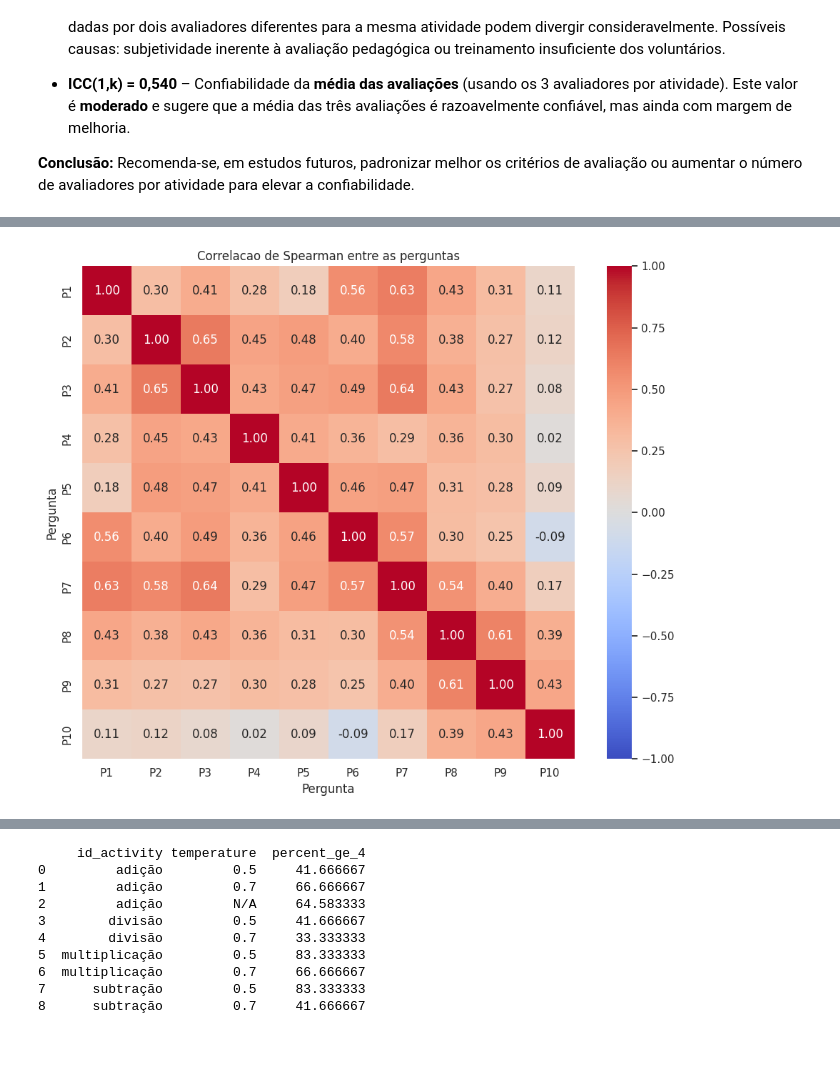
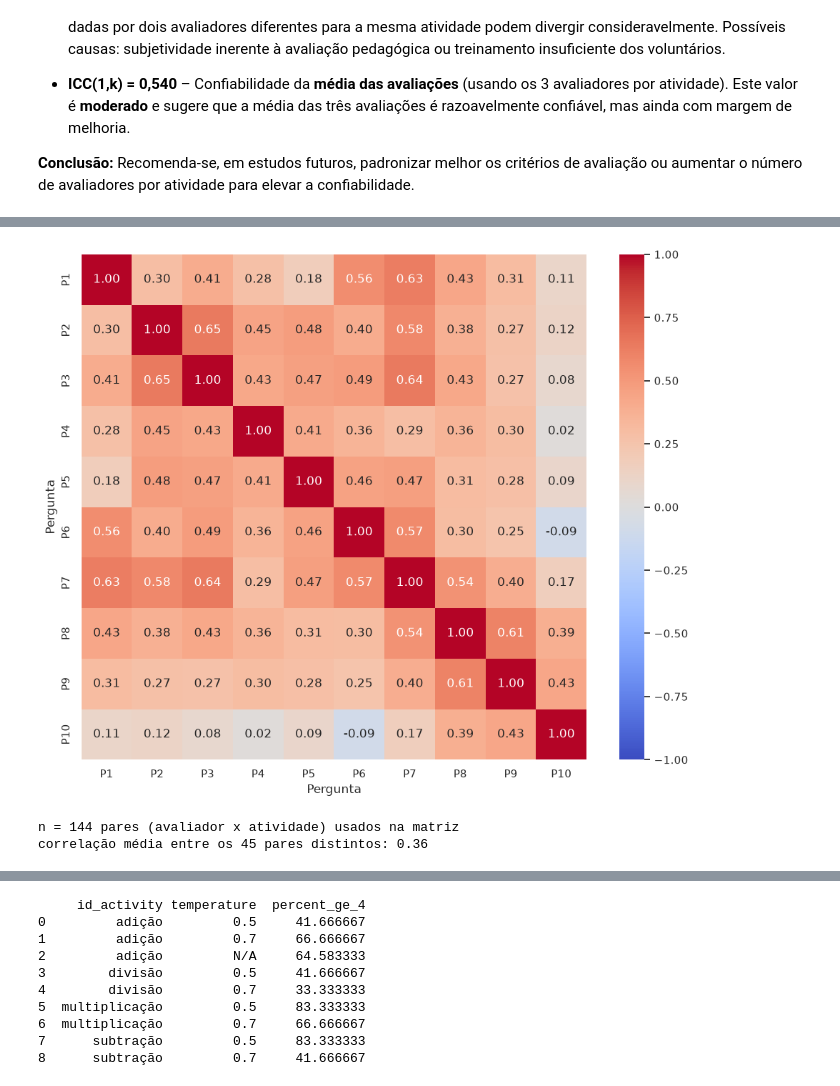
Before and after one commit to 0matheu/automatic-worksheets-generation, a Jupyter notebook: experimento4-voluntarios/evaluation_statistics.ipynb, the cells around one changed output, grey strips where cells are left out. Saved outputs shown, nothing was run; the diff lists cells and outputs as text; code cells hidden in the pictures; blank space fills up the shorter version.

```diff
--- a/experimento4-voluntarios/evaluation_statistics.ipynb
+++ b/experimento4-voluntarios/evaluation_statistics.ipynb
@@ -332,31 +283,0 @@ O teste de Mann-Whitney compara as notas atribuídas às atividades do Livro ver
-# %%
-# =========================
-# Kruskal-Wallis
-# Comparação entre operações
-# =========================
-
-kw_results = []
-
-for q in [f'P{i}' for i in range(1, 11)]:
-
-    groups = []
-
-    for op in ['adição', 'subtração', 'multiplicação', 'divisão']:
-        vals = final_df[
-            (final_df['id_activity'] == op) &
-            (final_df['model'] != 'N/A') &
-            (final_df['index_question'] == q)
-        ]['answer']
-
-        groups.append(vals)
-
-    stat, p = stats.kruskal(*groups)
-
-    kw_results.append({
-        'question': q,
-        'kruskal_stat': stat,
-        'p_value': p
-    })
-
-kw_results = pd.DataFrame(kw_results)
-print(kw_results)
@@ -444,38 +668,49 @@ A temperatura controla a aleatoriedade/ criatividade das respostas geradas. Fora
 # %%
 # =========================
-# Correlacao entre perguntas
+# Correlação entre perguntas
 # Spearman
 # =========================
 
 corr_df = (
     final_df
     .pivot_table(
         index=['person', 'id_generated'],
         columns='index_question',
         values='answer',
         aggfunc='mean'
     )
 )
 
 # O pivot ordena as colunas como texto (P1, P10, P2, ...).
 # Reordena para a sequencia natural P1..P10.
 question_order = [f'P{i}' for i in range(1, 11)]
 corr_df = corr_df[[q for q in question_order if q in corr_df.columns]]
 
 corr = corr_df.corr(method='spearman')
 
 plt.figure(figsize=(10, 8))
 sns.heatmap(
     corr, annot=True, fmt='.2f',
     cmap='coolwarm', vmin=-1, vmax=1, square=True
 )
-plt.title('Correlacao de Spearman entre as perguntas')
+# Sem plt.title: a legenda (\caption) do LaTeX já cumpre essa função, e o título
+# embutido apareceria duplicado na dissertação.
 plt.xlabel('Pergunta')
 plt.ylabel('Pergunta')
 plt.tight_layout()
+
+# A figura publicada na dissertação é gerada aqui, e não exportada manualmente,
+# para que o artefato impresso corresponda sempre ao código deste notebook.
+plt.savefig('artifacts/correlation_spearman.png', dpi=150, bbox_inches='tight')
 plt.show()
+
+print(f'n = {len(corr_df)} pares (avaliador x atividade) usados na matriz')
+print(f'correlação média entre os 45 pares distintos: '
+      f'{corr.where(~np.eye(len(corr), dtype=bool)).stack().mean():.2f}')
 # %% [output]
-[figure, old version]
+[figure, new version]
+n = 144 pares (avaliador x atividade) usados na matriz
+correlação média entre os 45 pares distintos: 0.36
 # %% [markdown]
 ### Interpretação da matriz de correlação entre perguntas
 
```
Also changed, not shown: parts of 26 cells of this notebook, 2 other files.
